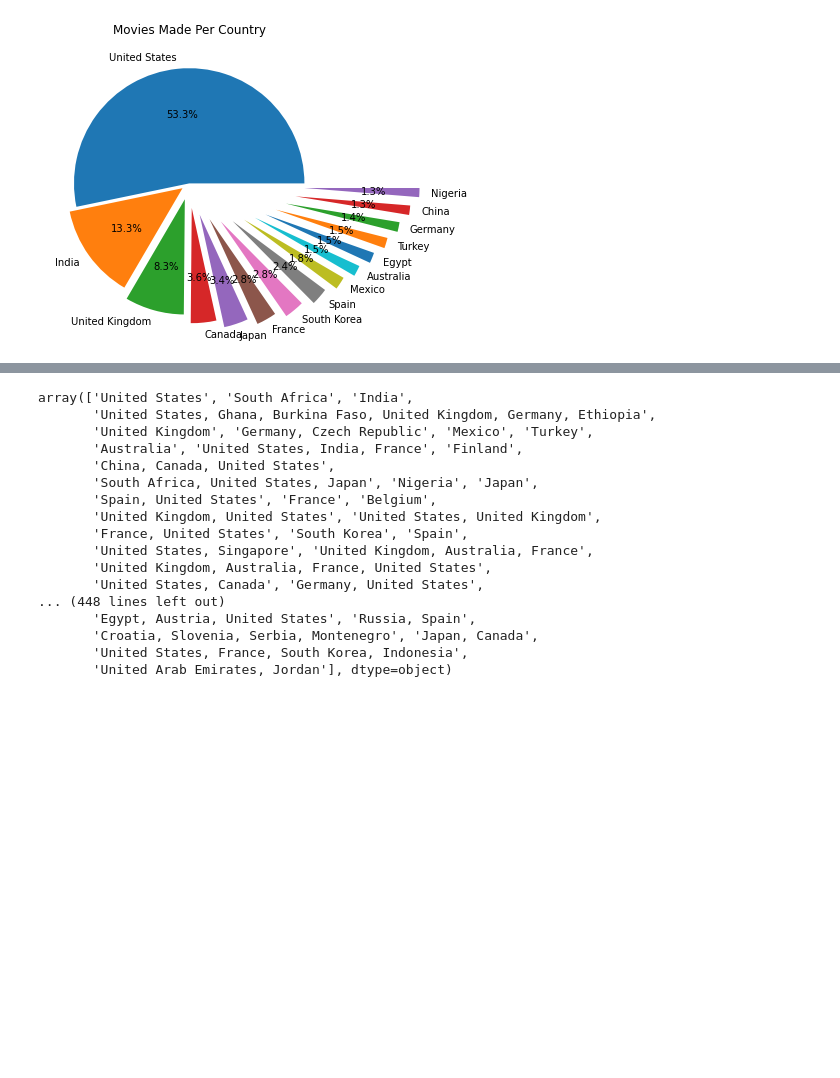
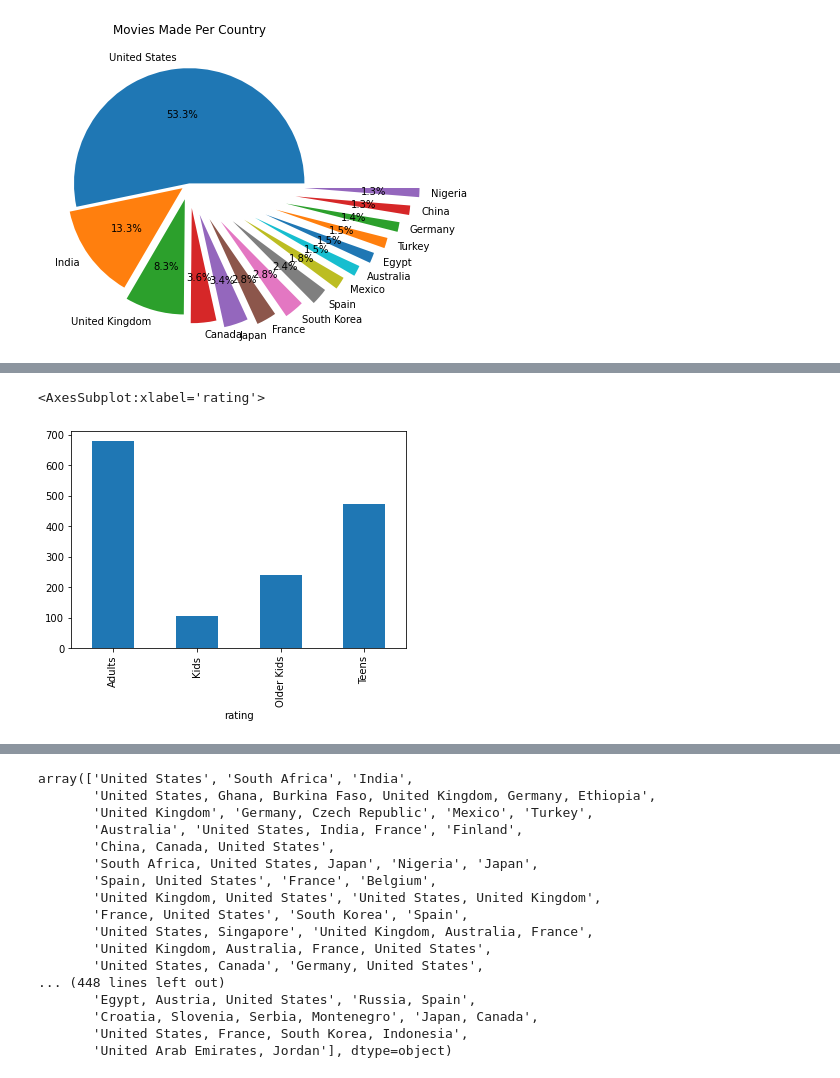
Before and after one commit to luscious-dev/netflix_eda, a Jupyter notebook: my_netflix_eda.ipynb, the cells around one changed output, grey strips where cells are left out. Cells and saved outputs as stored; diff of their text form; code cells hidden in the pictures; blank space fills up the shorter version.

```diff
--- a/my_netflix_eda.ipynb
+++ b/my_netflix_eda.ipynb
@@ -369,0 +409,5 @@ Name: title, dtype: int64
+# %%
+df_2020.groupby('rating')['title'].count().plot(kind='bar')
+# %% [output]
+<AxesSubplot:xlabel='rating'>
+[figure, added]
```
Also changed, not shown: parts of 29 cells of this notebook.
